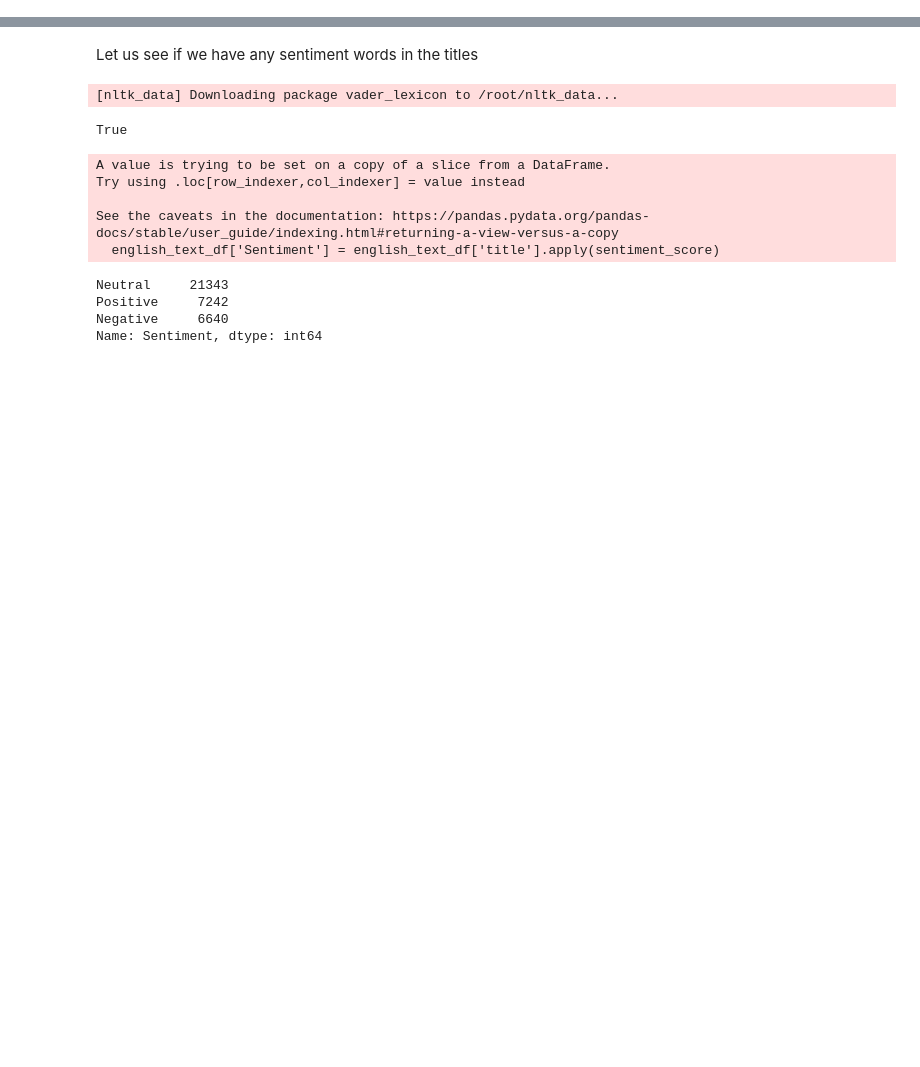
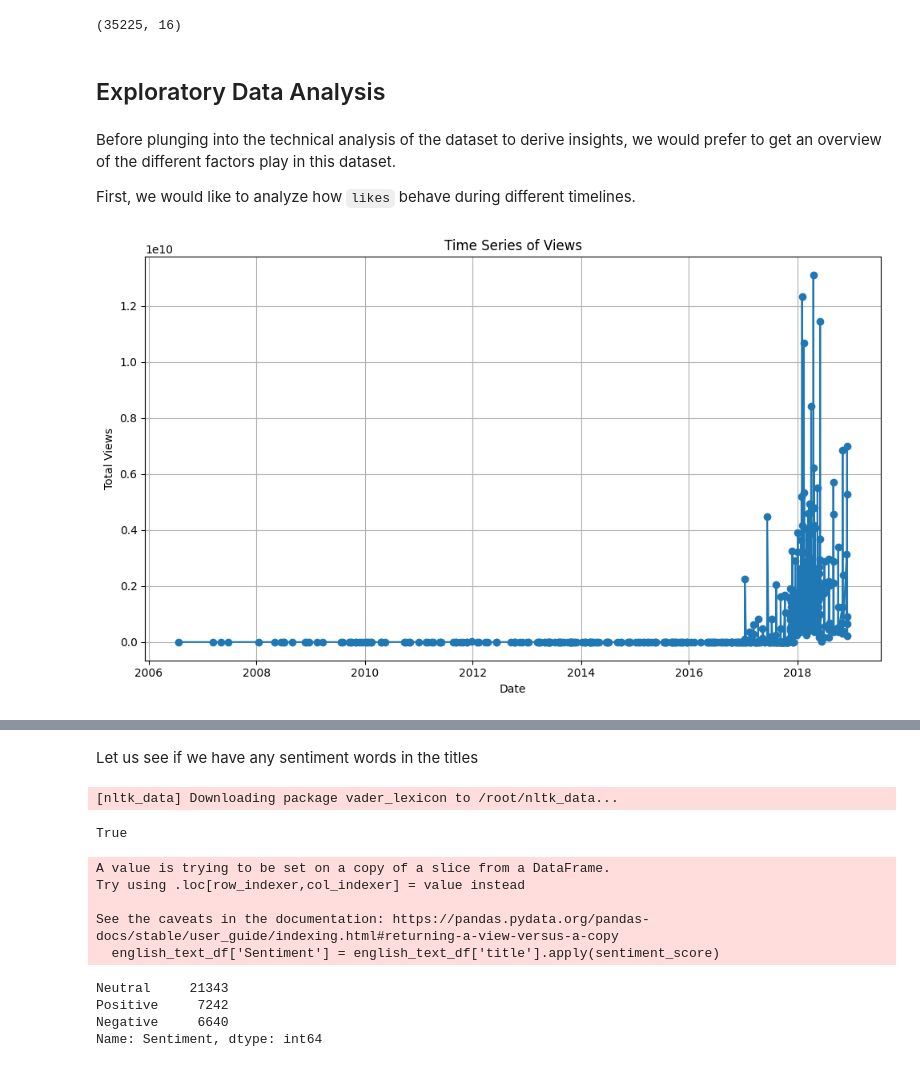
Before and after one commit to SAnand2903/BA830, a Jupyter notebook: BA830_Project.ipynb, the cells around one changed output, grey strips where cells are left out. Drawn from its saved outputs; the diff is of its cells as text; code cells hidden in the pictures; blank space fills up the shorter version.

```diff
--- a/BA830_Project.ipynb
+++ b/BA830_Project.ipynb
@@ -72,0 +123,3 @@ df.groupby('publish_country').get_group('CANADA')
+# %%
+# Convert the date column to datetime format
+df['publish_date'] = pd.to_datetime(df['publish_date'], format='%d/%m/%Y')
@@ -104,0 +173,26 @@ english_text_df.shape
+# %%
+# Looking at the shape of the new datatset
+english_text_df.shape
+# %% [output]
+(35225, 16)
+# %% [markdown]
+## Exploratory Data Analysis
+# %% [markdown]
+Before plunging into the technical analysis of the dataset to derive insights, we would prefer to get an overview of the different factors play in this dataset.
+
+First, we would like to analyze how `likes` behave during different timelines.
+# %%
+# Groupping by publish_date and sum the views for each date
+views_by_date = df.groupby('publish_date')['views'].sum()
+
+# Plotting
+plt.figure(figsize=(10, 6))
+plt.plot(views_by_date.index, views_by_date.values, marker='o', linestyle='-')
+plt.title('Time Series of Views')
+plt.xlabel('Date')
+plt.ylabel('Total Views')
+plt.grid(True)
+plt.tight_layout()
+plt.show()
+# %% [output]
+[figure, added]
```
Also changed, not shown: parts of 40 cells of this notebook.
